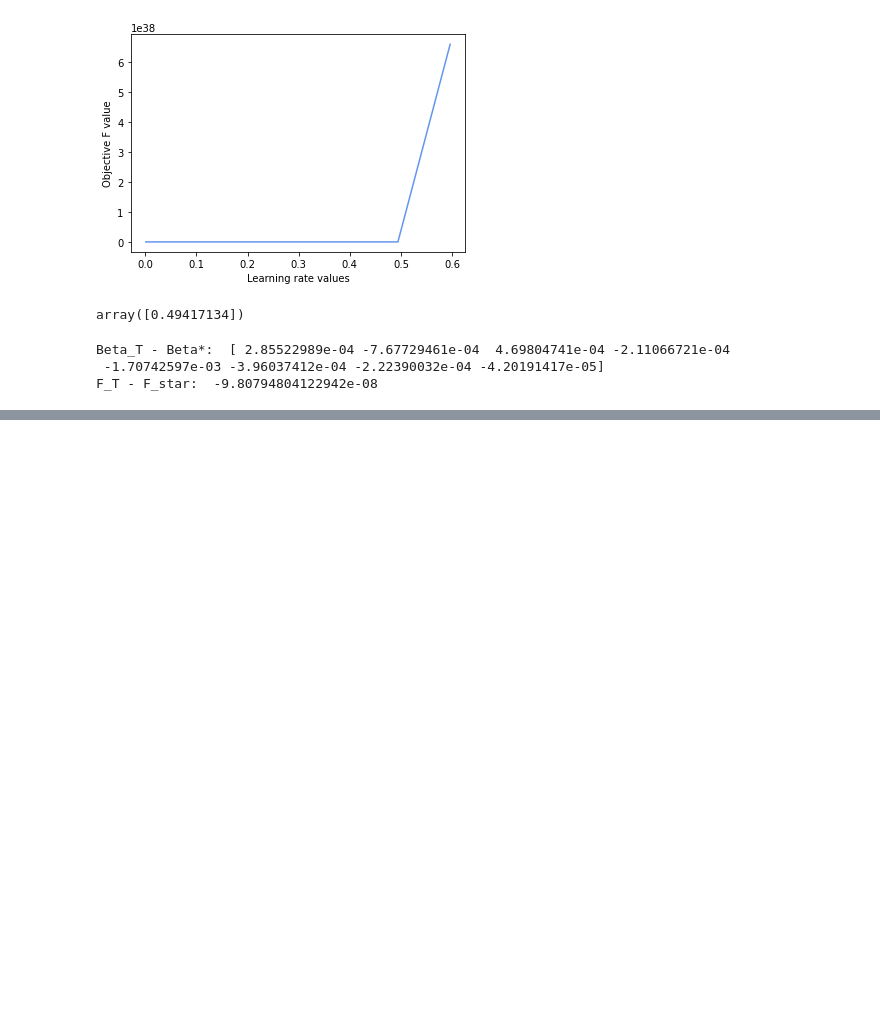
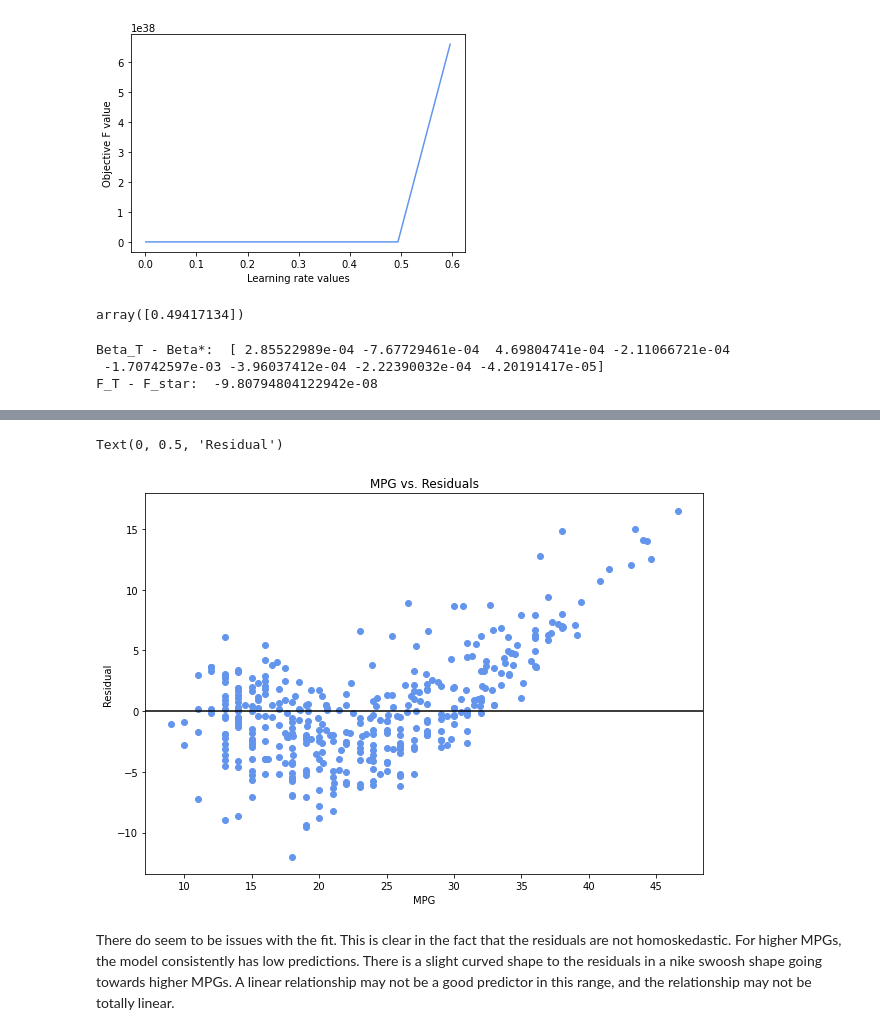
Before and after one commit to anushnap/data558hw2, a Jupyter notebook: HW2-Code.ipynb, the cells around one changed output, grey strips where cells are left out. Saved outputs shown, nothing was run; the diff lists cells and outputs as text; code cells hidden in the pictures; blank space fills up the shorter version.

```diff
--- a/HW2-Code.ipynb
+++ b/HW2-Code.ipynb
@@ -414,0 +470,12 @@ F_T - F_star:  0.0030583034503569445
+# %%
+plt.figure(figsize = (10, 7))
+plt.scatter(auto['mpg'], ols_model.resid, c = "cornflowerblue", marker = 'o')
+plt.axhline(c = 'black')
+plt.title('MPG vs. Residuals')
+plt.xlabel('MPG')
+plt.ylabel('Residual')
+# %% [output]
+Text(0, 0.5, 'Residual')
+[figure, added]
+# %% [markdown]
+There do seem to be issues with the fit. This is clear in the fact that the residuals are not homoskedastic. For higher MPGs, the model consistently has low predictions. There is a slight curved shape to the residuals in a nike swoosh shape going towards higher MPGs. A linear relationship may not be a good predictor in this range, and the relationship may not be totally linear.
```
Also changed, not shown: parts of 25 cells of this notebook.
